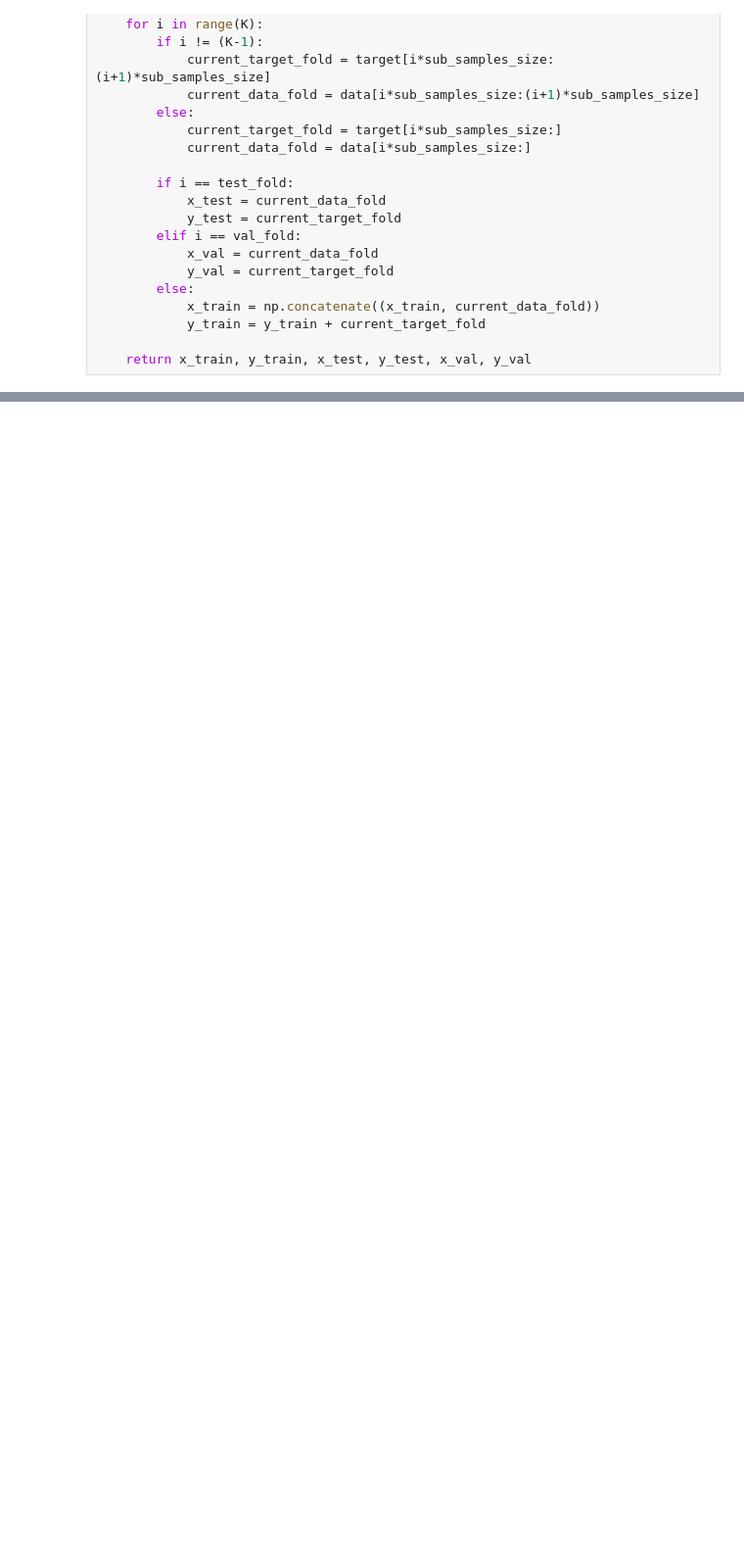
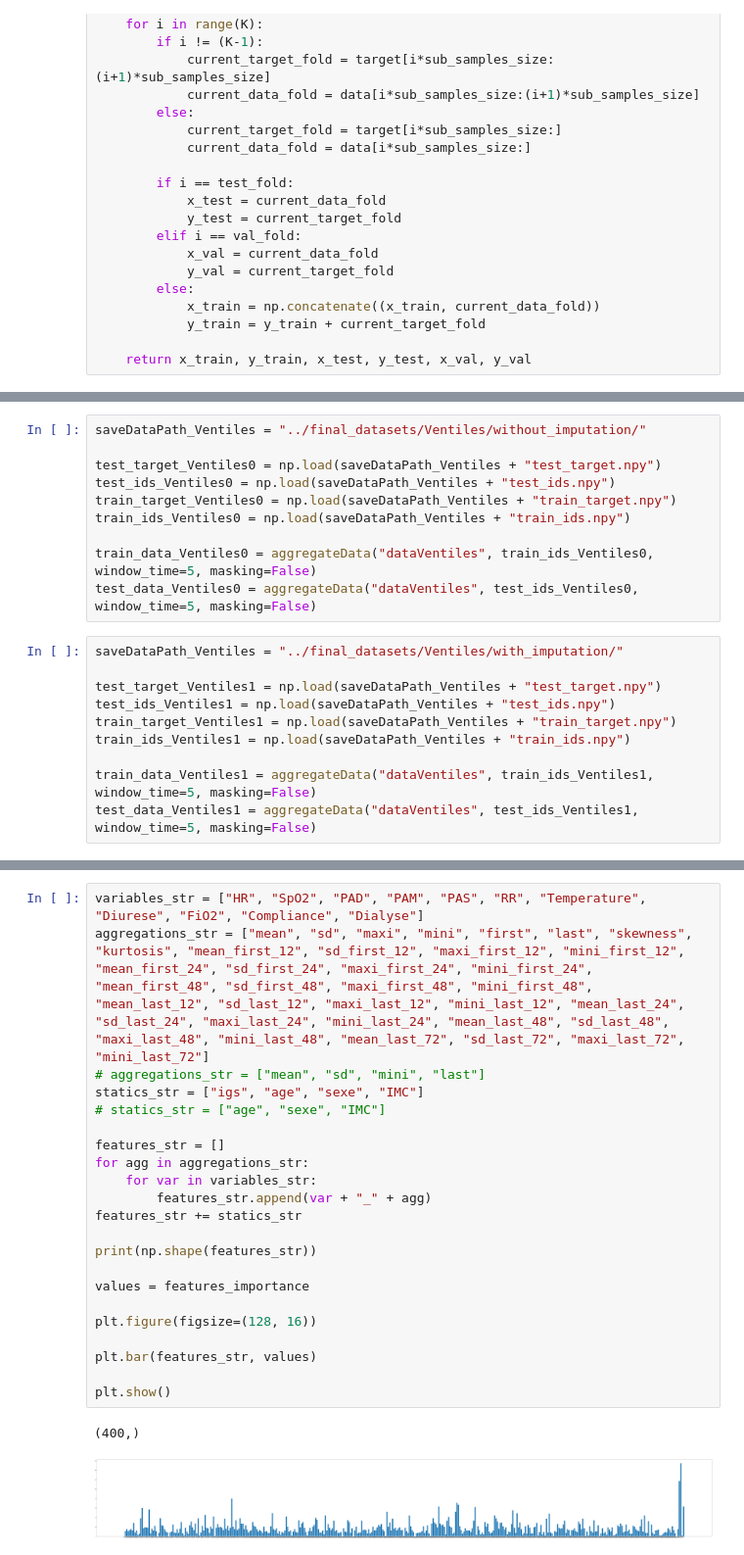
Before and after one commit to clementdlmszs/predictECMO, a Jupyter notebook: models/classicML.ipynb, the cells around one changed output, grey strips where cells are left out. Shown at 98% size. Cells and saved outputs as stored; diff of their text form; blank space fills up the shorter version.

```diff
--- a/models/classicML.ipynb
+++ b/models/classicML.ipynb
@@ -338,0 +720,20 @@ def split_data_CV(data, target, K, test_activated, validation_activated, test_fo
+# %%
+saveDataPath_Ventiles = "../final_datasets/Ventiles/without_imputation/"
+
+test_target_Ventiles0 = np.load(saveDataPath_Ventiles + "test_target.npy")
+test_ids_Ventiles0 = np.load(saveDataPath_Ventiles + "test_ids.npy")
+train_target_Ventiles0 = np.load(saveDataPath_Ventiles + "train_target.npy")
+train_ids_Ventiles0 = np.load(saveDataPath_Ventiles + "train_ids.npy")
+
+train_data_Ventiles0 = aggregateData("dataVentiles", train_ids_Ventiles0, window_time=5, masking=False)
+test_data_Ventiles0 = aggregateData("dataVentiles", test_ids_Ventiles0, window_time=5, masking=False)
+# %%
+saveDataPath_Ventiles = "../final_datasets/Ventiles/with_imputation/"
+
+test_target_Ventiles1 = np.load(saveDataPath_Ventiles + "test_target.npy")
+test_ids_Ventiles1 = np.load(saveDataPath_Ventiles + "test_ids.npy")
+train_target_Ventiles1 = np.load(saveDataPath_Ventiles + "train_target.npy")
+train_ids_Ventiles1 = np.load(saveDataPath_Ventiles + "train_ids.npy")
+
+train_data_Ventiles1 = aggregateData("dataVentiles", train_ids_Ventiles1, window_time=5, masking=False)
+test_data_Ventiles1 = aggregateData("dataVentiles", test_ids_Ventiles1, window_time=5, masking=False)
@@ -338,0 +1294,25 @@ def split_data_CV(data, target, K, test_activated, validation_activated, test_fo
+# %%
+variables_str = ["HR", "SpO2", "PAD", "PAM", "PAS", "RR", "Temperature", "Diurese", "FiO2", "Compliance", "Dialyse"]
+aggregations_str = ["mean", "sd", "maxi", "mini", "first", "last", "skewness", "kurtosis", "mean_first_12", "sd_first_12", "maxi_first_12", "mini_first_12", "mean_first_24", "sd_first_24", "maxi_first_24", "mini_first_24", "mean_first_48", "sd_first_48", "maxi_first_48", "mini_first_48", "mean_last_12", "sd_last_12", "maxi_last_12", "mini_last_12", "mean_last_24", "sd_last_24", "maxi_last_24", "mini_last_24", "mean_last_48", "sd_last_48", "maxi_last_48", "mini_last_48", "mean_last_72", "sd_last_72", "maxi_last_72", "mini_last_72"]
+# aggregations_str = ["mean", "sd", "mini", "last"]
+statics_str = ["igs", "age", "sexe", "IMC"]
+# statics_str = ["age", "sexe", "IMC"]
+
+features_str = []
+for agg in aggregations_str:
+    for var in variables_str:
+        features_str.append(var + "_" + agg)
+features_str += statics_str
+
+print(np.shape(features_str))
+
+values = features_importance
+
+plt.figure(figsize=(128, 16))
+
+plt.bar(features_str, values)
+
+plt.show()
+# %% [output]
+(400,)
+[figure, added]
```
Also changed, not shown: parts of 52 cells of this notebook, 7 other files.
